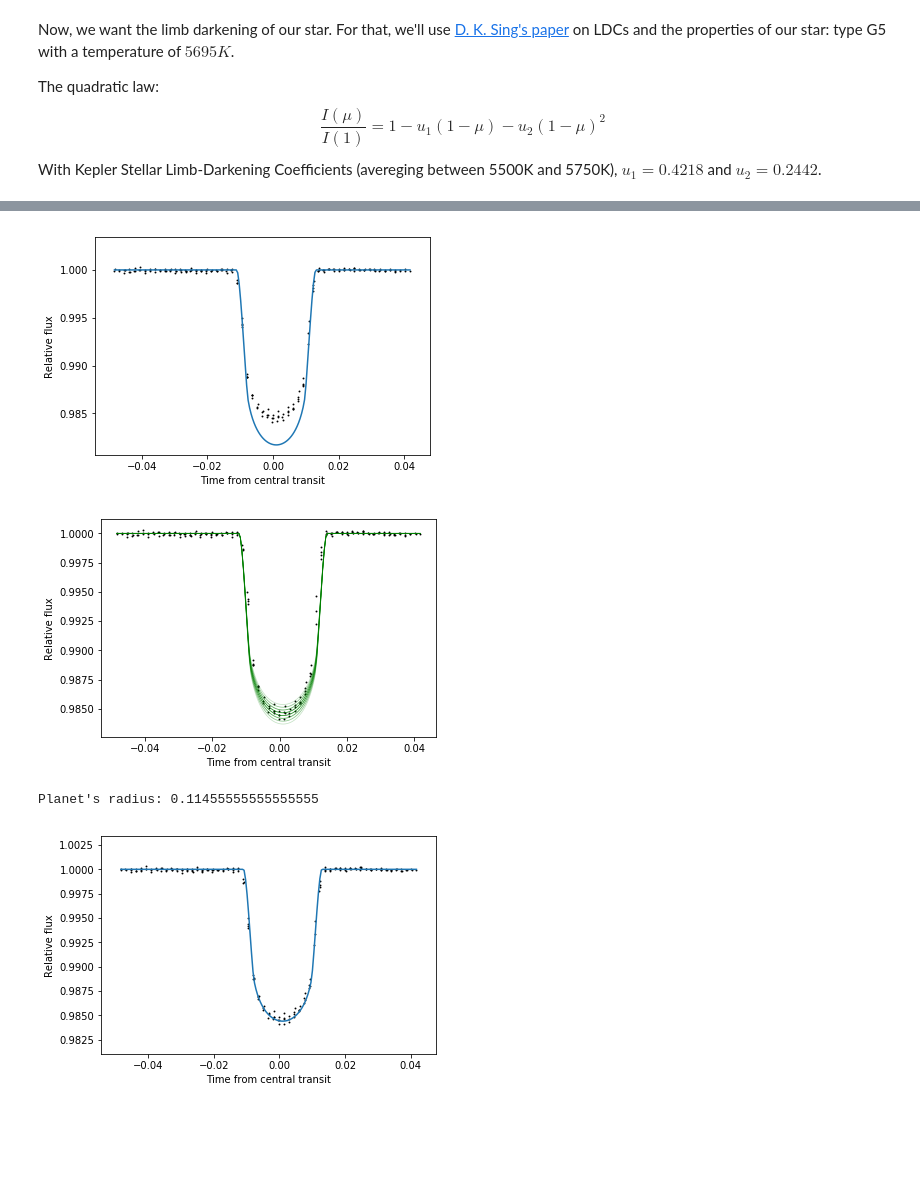
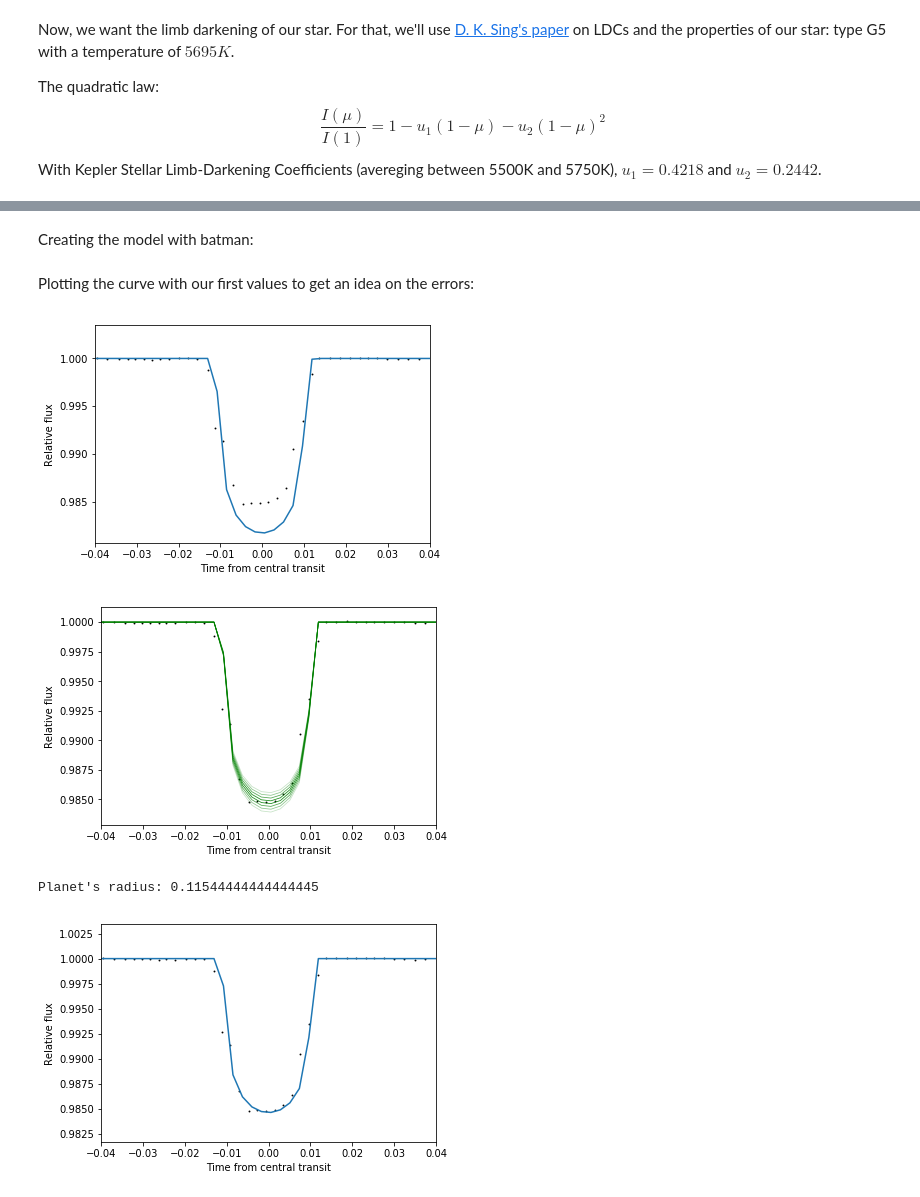
Before and after one commit to PierricJoulot/Astronomy, a Jupyter notebook: Lightcurves/EPIC228735255/EPIC228735255.ipynb, the cells around one changed output, grey strips where cells are left out. Drawn from its saved outputs; the diff is of its cells as text; code cells hidden in the pictures; blank space fills up the shorter version.

```diff
--- a/Lightcurves/EPIC228735255/EPIC228735255.ipynb
+++ b/Lightcurves/EPIC228735255/EPIC228735255.ipynb
@@ -102,10 +113,10 @@ import math
 R_star_sr = 1.094 # in sun's radius
 R_star = R_star_sr * 695510000 # in meter
 
-T_transit_values = lc_transit.time[lc_transit.flux < 0.9999]
+T_transit_values = lcf.time[lcf.flux < 0.9999]
 T_transit = T_transit_values[-1] - T_transit_values[0]
 
-R_planet = math.sqrt(1-min(lc_transit.flux))*R_star
+R_planet = math.sqrt(1-min(lcf.flux))*R_star
 R_planet = R_planet / R_star # in jupiter's radius
 
 R_planet, T_transit_values[-1], T_transit_values[0]
@@ -124,7 +135,7 @@ $$ b = acos(i) $$
 With $T_{dur}$ being the time of the transit.
 # %%
 G = 6.67408 * 10**(-11)
-P = period*86400
+P = pg.period_at_max_power.value*86400
 M = 1.010*1.98847*10**30
 a = (G*M*P**2/(2*math.pi)**2) ** (1./3)
 i = math.acos(math.sqrt((R_star/a)**2 - (T_transit*math.pi/P)**2)) # in radians
@@ -177,6 +192,6 @@ import batman
 # %%
 params = batman.TransitParams()
-params.t0 = 0.001                      #time of inferior conjunction
+params.t0 = 0                      #time of inferior conjunction
 params.per = abs(lcf[-1].phase - lcf[0].phase)                      #orbital period
 params.rp = 0.126                      #planet radius (in units of stellar radii)
 params.a = 13.54                     #semi-major axis (in units of stellar radii)
@@ -188,54 +205,61 @@ params.limb_dark = "quadratic"
 # %%
-t = np.linspace(lc_transit[0].phase, lc_transit[-1].phase, len(lc_transit.flux))    #where the transit is
+t = np.linspace(lcf[0].phase, lcf[-1].phase, len(lcf.flux))    #where the transit is
+# %% [markdown]
+Creating the model with batman:
 # %%
 m = batman.TransitModel(params, t)    #initializes model
 flux = m.light_curve(params)  #calculates light curve
+# %% [markdown]
+Plotting the curve with our first values to get an idea on the errors:
 # %%
-plt.scatter(lc_transit.time, lc_transit.flux, s=.8, c='k')
+plt.scatter(lcf.time, lcf.flux, s=.8, c='k')
 plt.plot(t, flux)
+plt.xlim([-0.04, 0.04]);
 plt.xlabel("Time from central transit")
 plt.ylabel("Relative flux")
 plt.show()
 # %% [output]
-[figure, old version]
+[figure, new version]
 # %%
 plt.xlabel("Time from central transit")
 plt.ylabel("Relative flux")
 radii = np.linspace(0.111, 0.119, 10)
 possible_radii = []
 for r in radii:
         params.rp = r                           #updates planet radius
         new_flux = m.light_curve(params)
         plt.plot(t, new_flux, alpha = 1 - abs(r - ((0.119+0.111)/2))/((0.119-0.111)/2), color='green', linewidth=0.8)
         diff = 0
         count = 0
         for f in new_flux:
-            diff += abs(lc_transit.flux[count]-f)
+            diff += abs(lcf.flux[count]-f)
             count += 1
         possible_radii.append([r,diff])
 
 
-plt.scatter(lc_transit.time, lc_transit.flux, s=.8, c='k')
+plt.scatter(lcf.time, lcf.flux, s=.8, c='k')
+plt.xlim([-0.04, 0.04]);
 plt.show()
 pos_min = 0
 for i in range(0,len(possible_radii)-1):
     if (possible_radii[i][1]<possible_radii[i+1][1] and possible_radii[i][1]<possible_radii[pos_min][1]):
         pos_min = i
 
 print("Planet's radius: " + str(possible_radii[pos_min][0]))
 params.rp = possible_radii[pos_min][0]
 # %% [output]
-[figure, old version]
+[figure, new version]
-Planet's radius: 0.11455555555555555
+Planet's radius: 0.11544444444444445
 # %%
 m = batman.TransitModel(params, t)    #initializes model
 flux = m.light_curve(params)  #calculates light curve
 
-plt.scatter(lc_transit.time, lc_transit.flux, s=.8, c='k')
+plt.scatter(lcf.time, lcf.flux, s=.8, c='k')
+plt.xlim([-0.04, 0.04])
 plt.plot(t, flux)
 plt.xlabel("Time from central transit")
 plt.ylabel("Relative flux")
 plt.show()
 # %% [output]
-[figure, old version]
+[figure, new version]
 # %%
```
Also changed, not shown: parts of 41 cells of this notebook, 26 other files.
